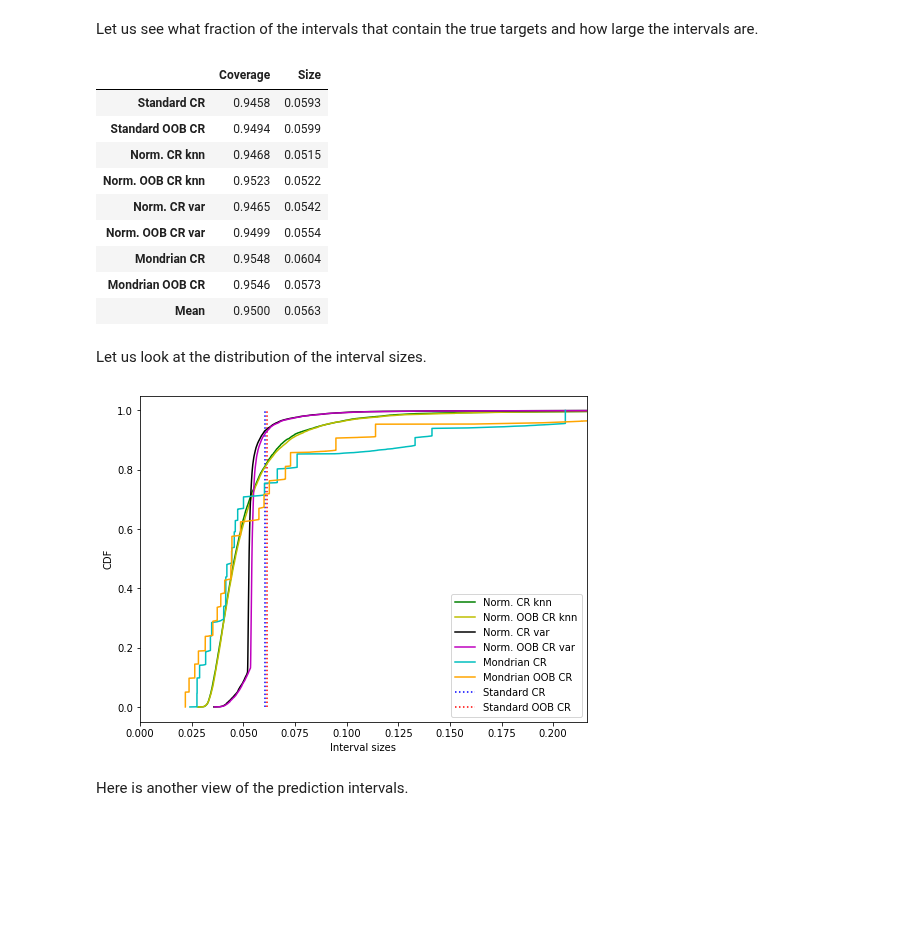
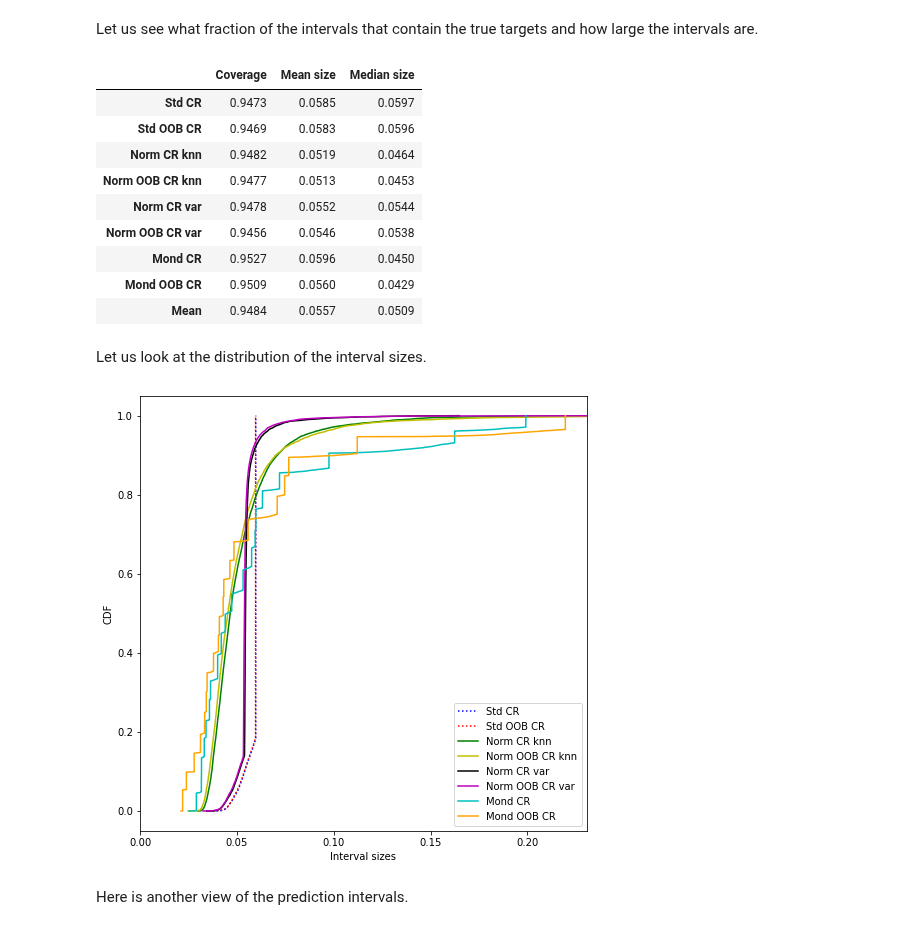
Before and after one commit to henrikbostrom/crepes, a Jupyter notebook: crepes.ipynb, the cells around one changed output. Saved outputs shown, nothing was run; the diff lists cells and outputs as text; code cells hidden in the pictures; blank space fills up the shorter version.

```diff
--- a/crepes.ipynb
+++ b/crepes.ipynb
@@ -332,5 +339,5 @@ cr_mondrian_oob = ConformalRegressor().fit(residuals_oob, bins=bins_oob)
 # %%
-bins_test_oob = binning(values=sigmas_test_knn_oob, bins=bin_borders_oob)
+bins_test_oob = binning(values=sigmas_test_knn_oob, bins=bin_thresholds_oob)
 # %% [markdown]
 ... and finally generate the prediction intervals.
 # %%
@@ -364,57 +373,67 @@ prediction_intervals = {
 Let us see what fraction of the intervals that contain the true targets and how large the intervals are.
 # %%
 coverages = []
-sizes = []
+mean_sizes = []
+median_sizes = []
 
 for name in prediction_intervals.keys():
     intervals = prediction_intervals[name]
-    coverages.append(np.sum([1 if (y_test[i]>=intervals[i,0] and y_test[i]<=intervals[i,1]) else 0
+    coverages.append(np.sum([1 if (y_test[i]>=intervals[i,0] and
+                                   y_test[i]<=intervals[i,1]) else 0
                             for i in range(len(y_test))])/len(y_test))
-    sizes.append((intervals[:,1]-intervals[:,0]).mean())
+    mean_sizes.append((intervals[:,1]-intervals[:,0]).mean())
+    median_sizes.append(np.median((intervals[:,1]-intervals[:,0])))
 
-pred_int_df = pd.DataFrame({"Coverage":coverages, "Size":sizes}, index=list(prediction_intervals.keys()))
-pred_int_df.loc["Mean"] = [pred_int_df["Coverage"].mean(), pred_int_df["Size"].mean()]
+pred_int_df = pd.DataFrame({"Coverage":coverages,
+                            "Mean size":mean_sizes,
+                            "Median size":median_sizes},
+                           index=list(prediction_intervals.keys()))
+
+pred_int_df.loc["Mean"] = [pred_int_df["Coverage"].mean(),
+                           pred_int_df["Mean size"].mean(),
+                           pred_int_df["Median size"].mean()]
 
 display(pred_int_df.round(4))
 # %% [output]
-|  | Coverage | Size |
-| Standard CR | 0.9458 | 0.0593 |
-| Standard OOB CR | 0.9494 | 0.0599 |
-| Norm. CR knn | 0.9468 | 0.0515 |
-| Norm. OOB CR knn | 0.9523 | 0.0522 |
-| Norm. CR var | 0.9465 | 0.0542 |
-| Norm. OOB CR var | 0.9499 | 0.0554 |
-| Mondrian CR | 0.9548 | 0.0604 |
-| Mondrian OOB CR | 0.9546 | 0.0573 |
-| Mean | 0.9500 | 0.0563 |
+|  | Coverage | Mean size | Median size |
+| Std CR | 0.9473 | 0.0585 | 0.0597 |
+| Std OOB CR | 0.9469 | 0.0583 | 0.0596 |
+| Norm CR knn | 0.9482 | 0.0519 | 0.0464 |
+| Norm OOB CR knn | 0.9477 | 0.0513 | 0.0453 |
+| Norm CR var | 0.9478 | 0.0552 | 0.0544 |
+| Norm OOB CR var | 0.9456 | 0.0546 | 0.0538 |
+| Mond CR | 0.9527 | 0.0596 | 0.0450 |
+| Mond OOB CR | 0.9509 | 0.0560 | 0.0429 |
+| Mean | 0.9484 | 0.0557 | 0.0509 |
 # %% [markdown]
 Let us look at the distribution of the interval sizes.
 # %%
 interval_sizes = {}
 for name in prediction_intervals.keys():
-    interval_sizes[name] = prediction_intervals[name][:,1]-prediction_intervals[name][:,0]
+    interval_sizes[name] = prediction_intervals[name][:,1] \
+    - prediction_intervals[name][:,0]
 
-plt.figure(figsize=(8,6))
+plt.figure(figsize=(8,8))
 plt.ylabel("CDF")
 plt.xlabel("Interval sizes")
-plt.xlim(0,interval_sizes["Mondrian CR"].max()*1.05)
+plt.xlim(0,interval_sizes["Mond OOB CR"].max()*1.05)
 
 colors = ["b","r","g","y","k","m","c","orange"]
 
-for i, name in enumerate(prediction_intervals.keys()):
-
-    if "Standard" in name:
-        plt.vlines(interval_sizes[name][0],0,1,linestyles="dotted",colors=colors[i],label=name)
+for i, name in enumerate(interval_sizes.keys()):
+    if "Std" in name:
+        style = "dotted"
     else:
-        plt.plot(np.sort(interval_sizes[name]),[i/len(interval_sizes[name])
-                                                for i in range(1,len(interval_sizes[name])+1)],
-         c=colors[i],label=name)
+        style = "solid"
+    plt.plot(np.sort(interval_sizes[name]),
+             [i/len(interval_sizes[name])
+              for i in range(1,len(interval_sizes[name])+1)],
+             linestyle=style, c=colors[i], label=name)
 
 plt.legend()
-
 plt.show()
 # %% [output]
-[figure, old version]
+[figure, new version]
 # %% [markdown]
 Here is another view of the prediction intervals.
 # %%
```
Also changed, not shown: parts of 118 cells of this notebook, 6 other files.
